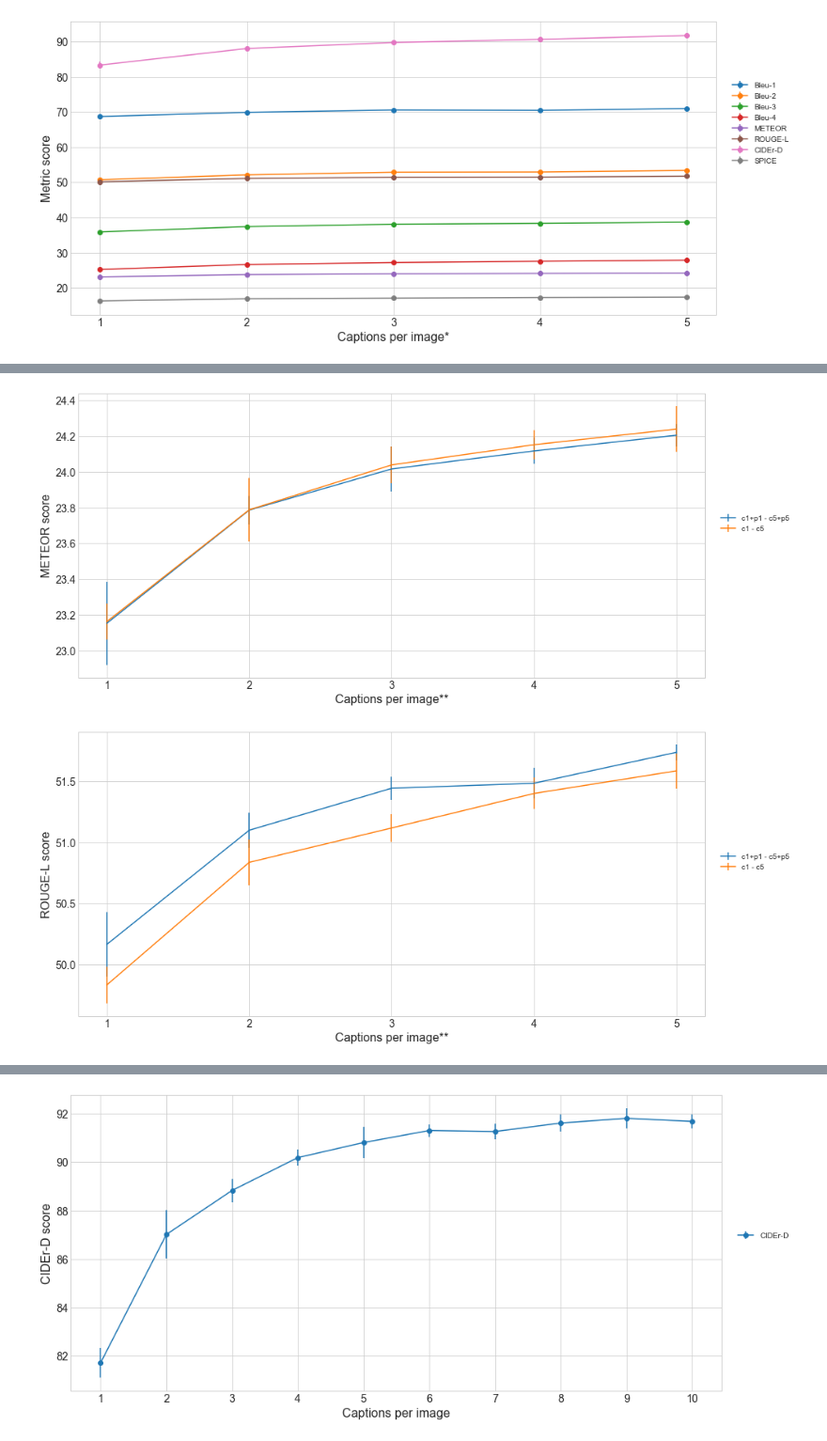
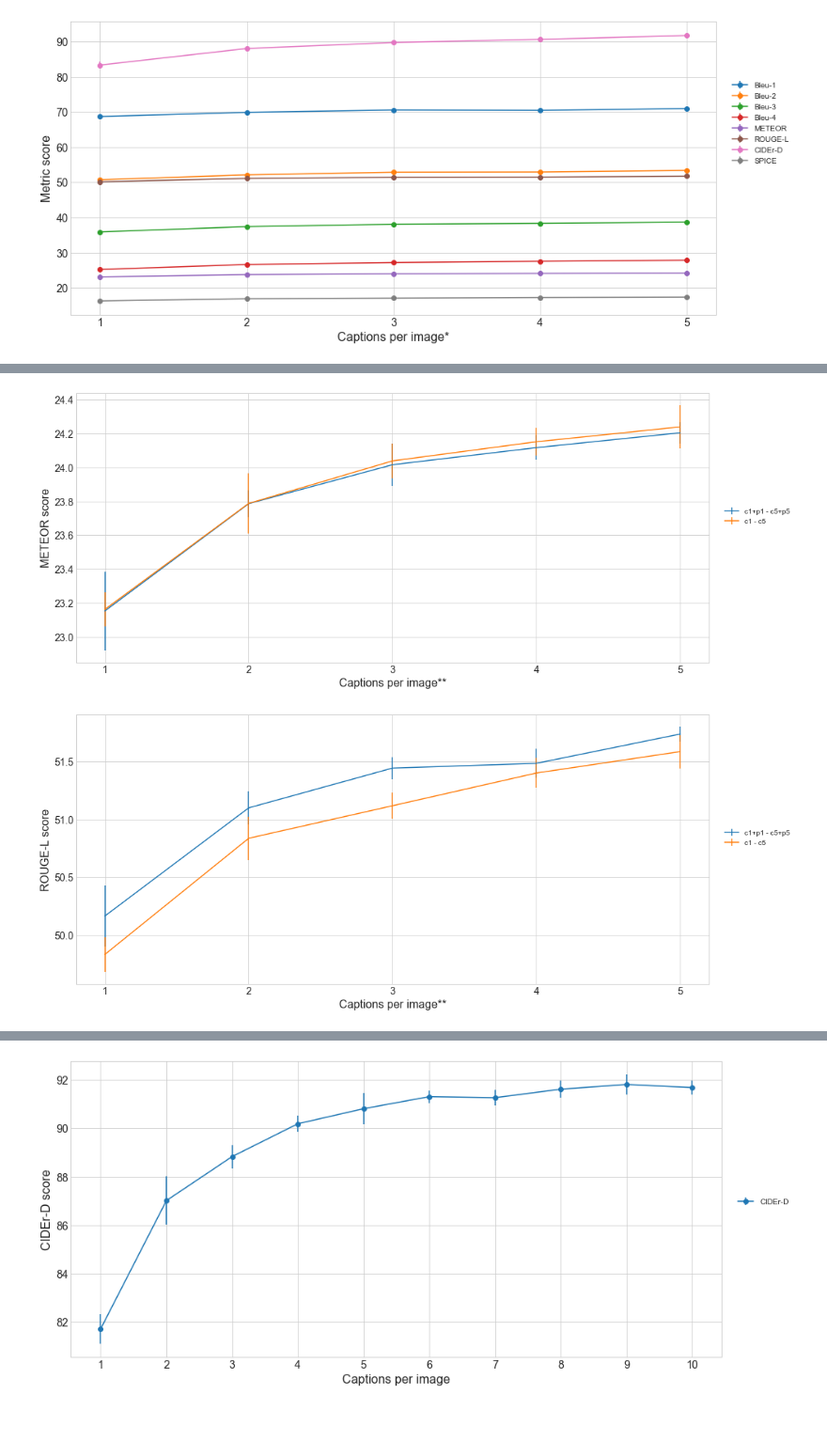
Before and after one commit to ingritu/TDT4900-Master-Thesis, a Jupyter notebook: notebooks/Results.ipynb, the cells around one changed output, grey strips where cells are left out. Shown at 94% size. Drawn from its saved outputs; the diff is of its cells as text; code cells hidden in the pictures.

```diff
--- a/notebooks/Results.ipynb
+++ b/notebooks/Results.ipynb
@@ -481,21 +481,21 @@ plt.show()
 # %%
 # METEOR c1-5 vs CIDEr c1p1-c5p5
-plt.figure(figsize=(15,7))
+plt.figure(figsize=(16,7))
 line1 = plt.errorbar(x[:5], a_m_c1p1_c5p5[0]*100, a_m_c1p1_c5p5[1]*100, fmt='-', label='c1+p1 - c5+p5')
 line2 = plt.errorbar(x[:5], a_m_c1_10[0][:5]*100, a_m_c1_10[1][:5]*100, fmt='-', label='c1 - c5')
 plt.legend(bbox_to_anchor=(1.02, 0.5, 1., .1), loc='lower left',
            ncol=1, borderaxespad=0.)
 plt.ylabel('METEOR score', Fontsize=16)
 plt.xlabel('Captions per image**', Fontsize=16)
 plt.xticks([1, 2, 3, 4, 5], Fontsize=14)
 plt.yticks(Fontsize=14)
 plt.savefig(save_path.joinpath('meteor_a_c1-5_vs_c1p1-c5p5.pdf'))
 plt.show()
 # %% [output]
-[figure, old version]
+[figure, new version]
 # %%
 # CIDEr c1-5 vs CIDEr c1p1-c5p5
-plt.figure(figsize=(15,7))
+plt.figure(figsize=(16,7))
 line1 = plt.errorbar(x[:5], a_r_c1p1_c5p5[0]*100, a_r_c1p1_c5p5[1]*100, fmt='-', label='c1+p1 - c5+p5')
 line2 = plt.errorbar(x[:5], a_r_c1_10[0][:5]*100, a_r_c1_10[1][:5]*100, fmt='-', label='c1 - c5')
 plt.legend(bbox_to_anchor=(1.02, 0.5, 1., .1), loc='lower left',
@@ -507,6 +507,6 @@ plt.yticks(Fontsize=14)
 plt.savefig(save_path.joinpath('rouge_a_c1-5_vs_c1p1-c5p5.pdf'))
 plt.show()
 # %% [output]
-[figure, old version]
+[figure, new version]
 # %%
 # SPICE c1-5 vs CIDEr c1p1-c5p5
```
Also changed, not shown: parts of 6 cells of this notebook.
